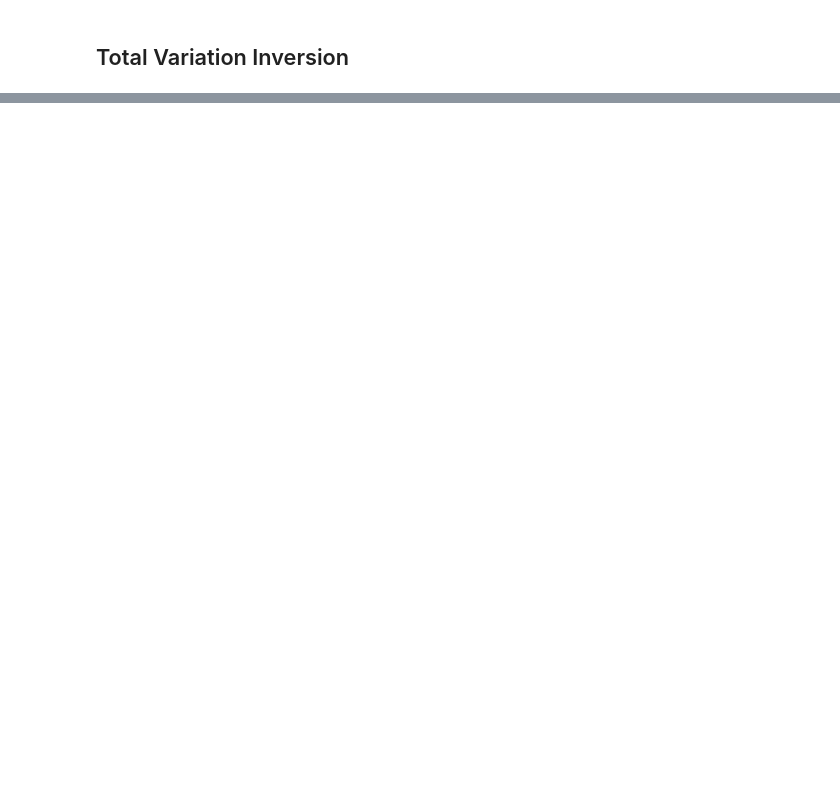
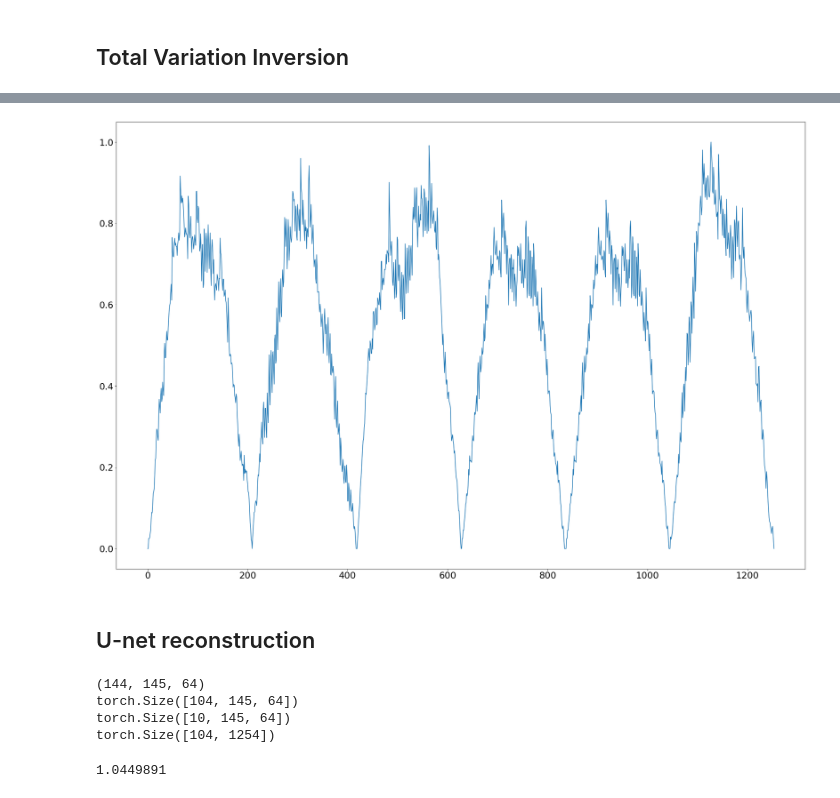
Before and after one commit to djbradyAtOpticalSciencesArizona/computationalImaging, a Jupyter notebook: rays/cassi.ipynb, the cells around one changed output, grey strips where cells are left out. Saved outputs shown, nothing was run; the diff lists cells and outputs as text; code cells hidden in the pictures; blank space fills up the shorter version.

```diff
--- a/rays/cassi.ipynb
+++ b/rays/cassi.ipynb
@@ -246,0 +281,5 @@ axs[1].axis('tight')
+# %%
+plt.plot(y/np.max(y))
+plt.savefig('indianPinesMeasurements.pdf')
+files.download('indianPinesMeasurements.pdf')
+# %% [output]
@@ -246,0 +288,40 @@ axs[1].axis('tight')
+[figure, added]
+# %% [markdown]
+## U-net reconstruction
+# %%
+
+import numpy as np
+import torch
+import torch.utils
+import scipy.io as io
+from Unet2D.model_Unet import  UNet
+from Unet2D.train_unet import random_choose,gen_HTy
+import imageio
+
+def infer(data_test, model,H=None):
+    test_gt = random_choose(data_test, 1)
+    yHT = gen_HTy(test_gt,H).float().cuda()
+    test_gt = test_gt.cuda()
+    model_out = model(yHT)
+    return model_out
+# %% [output]
+(144, 145, 64)
+torch.Size([104, 145, 64])
+torch.Size([10, 145, 64])
+torch.Size([104, 1254])
+# %%
+# load pre-trained model
+model = UNet(1,1) #A simple 3 layer Unet with some residual blocks
+model_dict = torch.load('./Unet2D/net40.pth')
+model.load_state_dict(model_dict)
+model.cuda()
+# infer
+x_torch = torch.from_numpy(x)
+x_torch = x_torch.unsqueeze(0)
+x_recon_Unet = infer(x_torch, model,H=H)
+x_recon_Unet = x_recon_Unet.squeeze(0)
+x_recon_Unet = x_recon_Unet.cpu().detach().numpy()
+print(x_recon_Unet.max())
+x_recon_Unet = x_recon_Unet/x_recon_Unet.max()
+# %% [output]
+1.0449891
```
Also changed, not shown: parts of 22 cells of this notebook.
